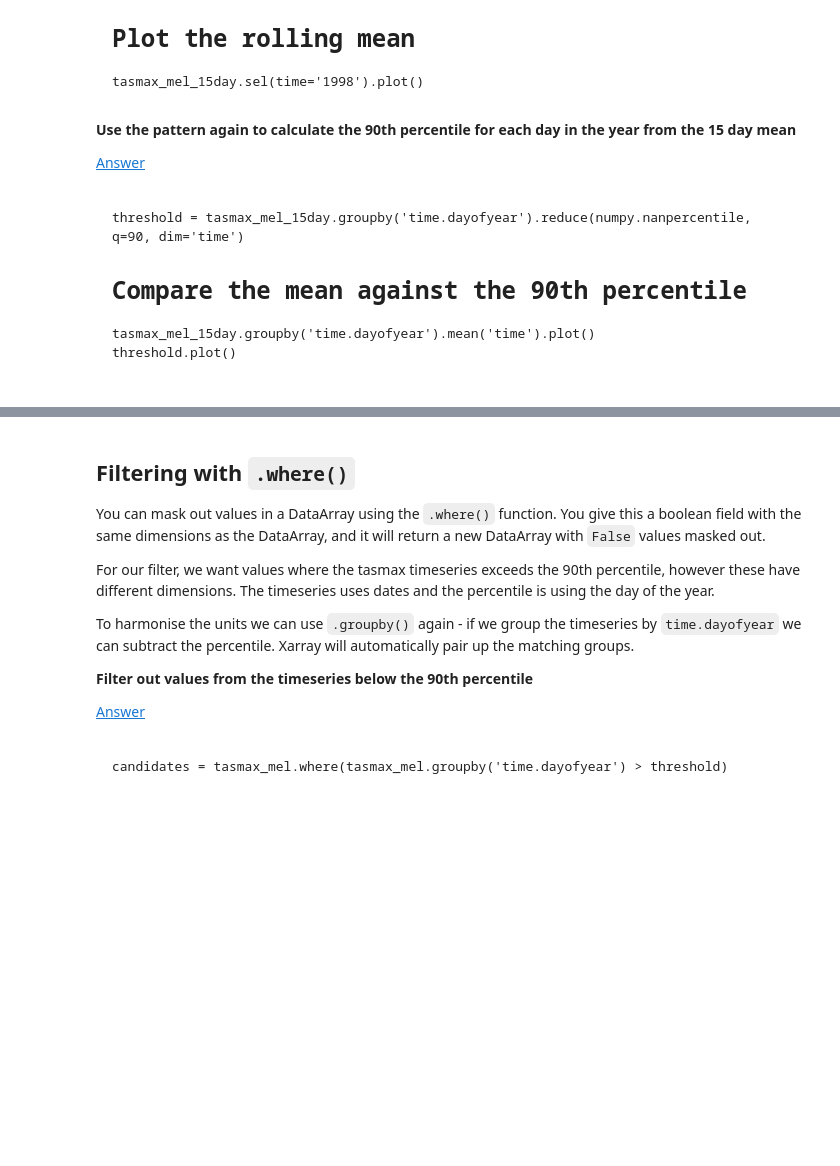
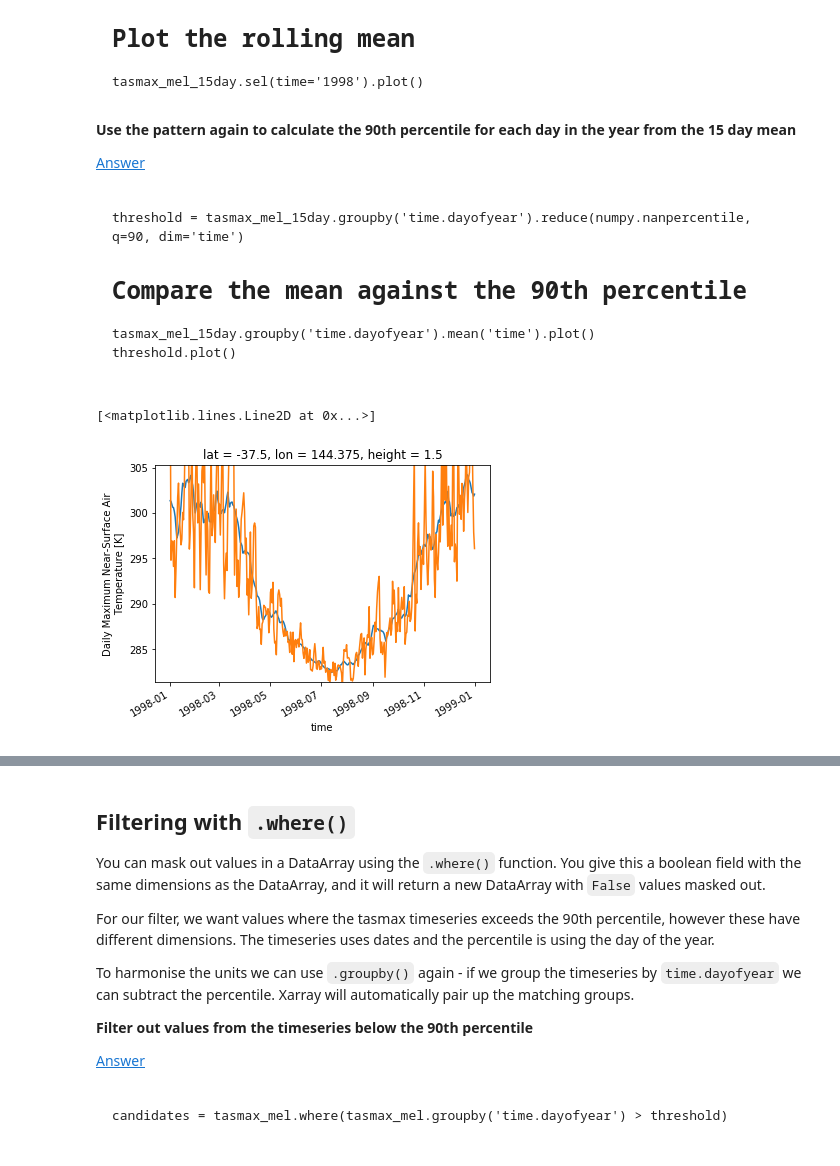
Before and after one commit to ScottWales/training, a Jupyter notebook: xarray+dask/2a-time-and-splitting.ipynb, the cells around one changed output, grey strips where cells are left out. Drawn from its saved outputs; the diff is of its cells as text; code cells hidden in the pictures; blank space fills up the shorter version.

```diff
--- a/xarray+dask/2a-time-and-splitting.ipynb
+++ b/xarray+dask/2a-time-and-splitting.ipynb
@@ -90,3 +117,9 @@ tasmax_mel_15day.groupby('time.dayofyear').mean('time').plot()
 threshold.plot()
 </code></pre>
 </div>
+# %%
+tasmax_mel.rolling(time=15, center=True).mean().sel(time='1998').plot()
+tasmax_mel.sel(time='1998').plot()
+# %% [output]
+[<matplotlib.lines.Line2D at 0x...>]
+[figure, added]
```
Also changed, not shown: parts of 9 cells of this notebook, 4 other files.
